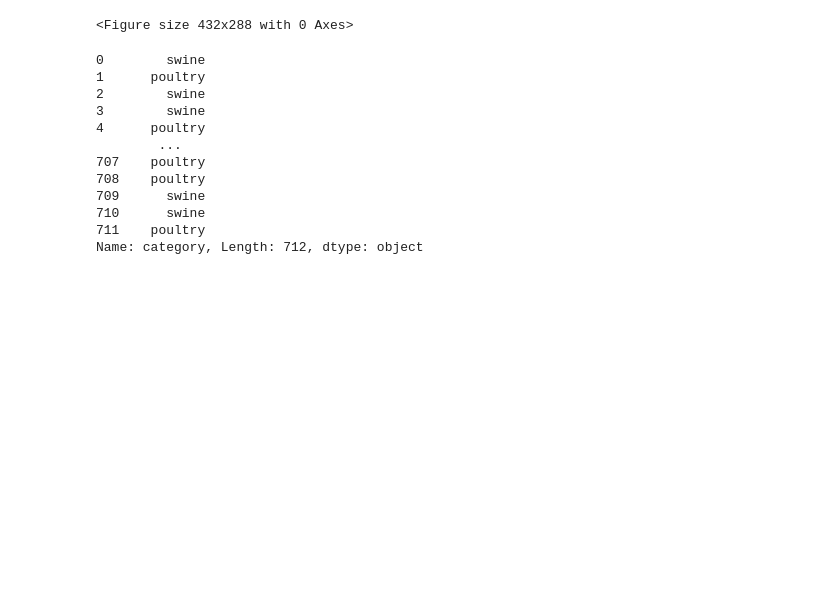
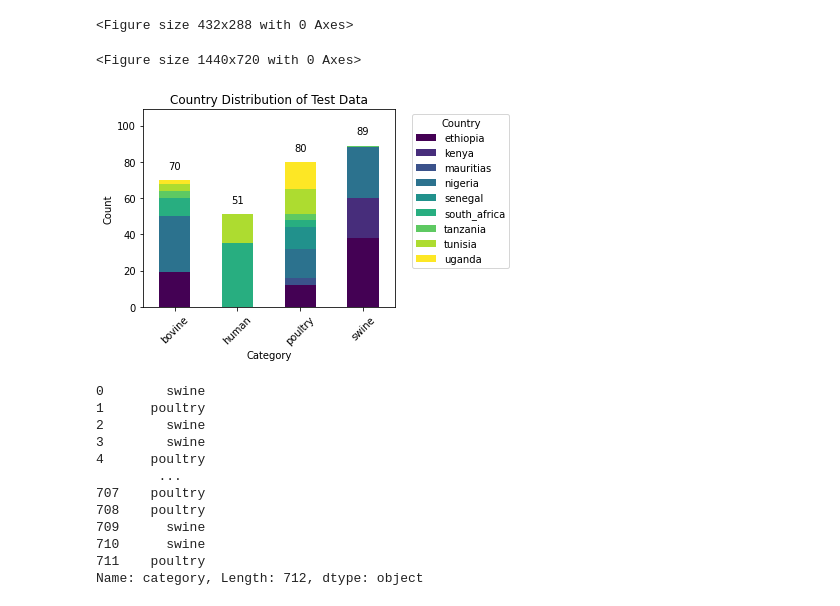
Before and after one commit to omicscodeathon/salmonellaml, a Jupyter notebook: notebooks/Hyperparameter_Tuning_machine_learning_3.ipynb, the cells around one changed output. Saved outputs shown, nothing was run; the diff lists cells and outputs as text; code cells hidden in the pictures; blank space fills up the shorter version.

Commit message:
updated figures

```diff
--- a/notebooks/Hyperparameter_Tuning_machine_learning_3.ipynb
+++ b/notebooks/Hyperparameter_Tuning_machine_learning_3.ipynb
@@ -132,6 +132,41 @@ plt.savefig("../figures/test_data_distribution.png")
 # %% [output]
 [figure]
 <Figure size 432x288 with 0 Axes>
+# %%
+import pandas as pd
+import matplotlib.pyplot as plt
+
+# Assuming you have a DataFrame named 'test_data' with columns 'country' and 'category'
+# If 'category' is not present, modify this accordingly based on your data structure
+
+# Create a pivot table to count countries by category
+pivot_table = test_data.groupby('category')['country'].value_counts().unstack().fillna(0)
+
+# Increase the size of the figure
+plt.figure(figsize=(20, 10))
+
+# Plot each country as a stacked bar
+ax = pivot_table.plot(kind='bar', stacked=True, colormap='viridis')
+
+plt.title('Country Distribution of Test Data')
+plt.xlabel('Category')
+plt.ylabel('Count')
+plt.xticks(rotation=45)
+plt.legend(title='Country', bbox_to_anchor=(1.05, 1), loc='upper left')
+
+# Add total count labels on top of each bar (formatted as integers)
+for i, v in enumerate(pivot_table.sum(axis=1)):
+    ax.text(i, v + 5, '{:.0f}'.format(v), ha='center', va='bottom', fontsize=10)
+
+# Extend the y-axis
+plt.ylim(0, pivot_table.sum(axis=1).max() + 20)
+
+plt.tight_layout()
+plt.savefig("../figures/test_data_category_country_distribution.png")
+plt.show()
+# %% [output]
+<Figure size 1440x720 with 0 Axes>
+[figure, added]
 # %%
 # X_test1, X_val, y_test1, y_val = train_test_split(X_test, y_test, test_size=0.33,stratify=y_test, random_state=42)
 # y_test1
```
Also changed, not shown: parts of 26 cells of this notebook, 2 other files.
